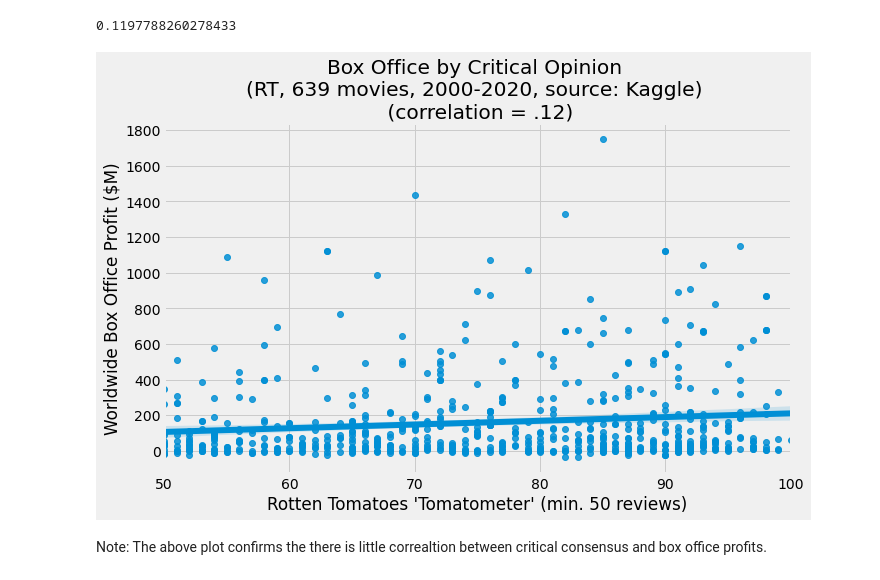
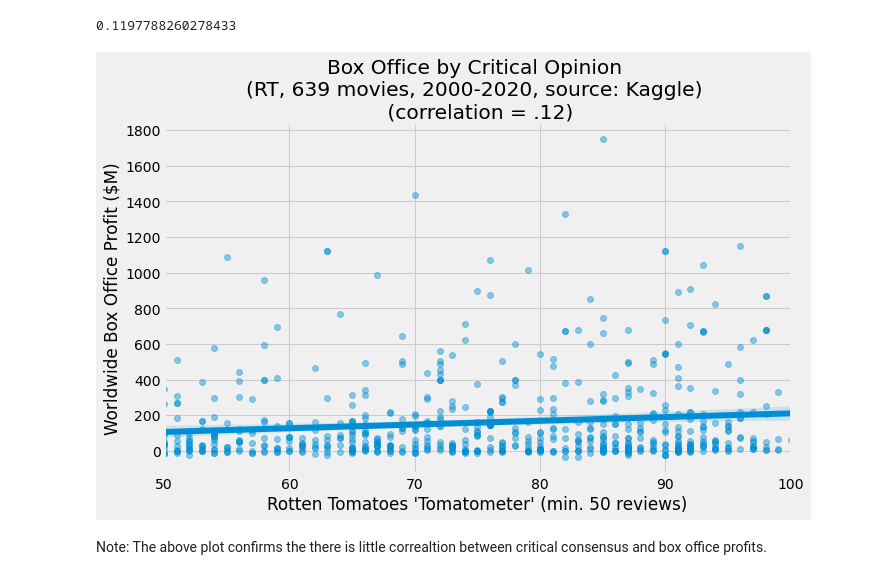
Before and after one commit to nate-walter/Movie-Studio-Project, a Jupyter notebook: Ben's Notebook.ipynb, the cells around one changed output. Cells and saved outputs as stored; diff of their text form; code cells hidden in the pictures.

```diff
--- a/Ben's Notebook.ipynb
+++ b/Ben's Notebook.ipynb
@@ -401,15 +401,15 @@ merge_imdb_rt_kaggle.corr()['tomatometer_rating']['Worldwide Net Profit']
 # %%
 fig, ax = plt.subplots(figsize=(10,6))
 x = merge_imdb_rt_kaggle.tomatometer_rating
 y = merge_imdb_rt_kaggle['Worldwide Net Profit']
 ax.scatter(x, y , alpha=.2)
-sns.regplot(x=x,y=y)
+sns.regplot(x=x,y=y,scatter_kws={'alpha':0.3})
 ax.set_xlabel('Rotten Tomatoes \'Tomatometer\' (min. 50 reviews)')
 ax.set_ylabel('Worldwide Box Office Profit ($M)')
 ax.set_title('Box Office by Critical Opinion \n(RT, 639 movies, 2000-2020, source: Kaggle) \n (correlation = .12)')
 ax.set_yticks(range(0,2000000000,200000000))
 ax.set_yticklabels(range(0,2000,200));
 # %% [output]
-[figure, old version]
+[figure, new version]
 # %% [markdown]
 Note:  The above plot confirms the there is little correaltion between critical consensus and box office profits.
```
Also changed, not shown: parts of 1 cell of this notebook.
